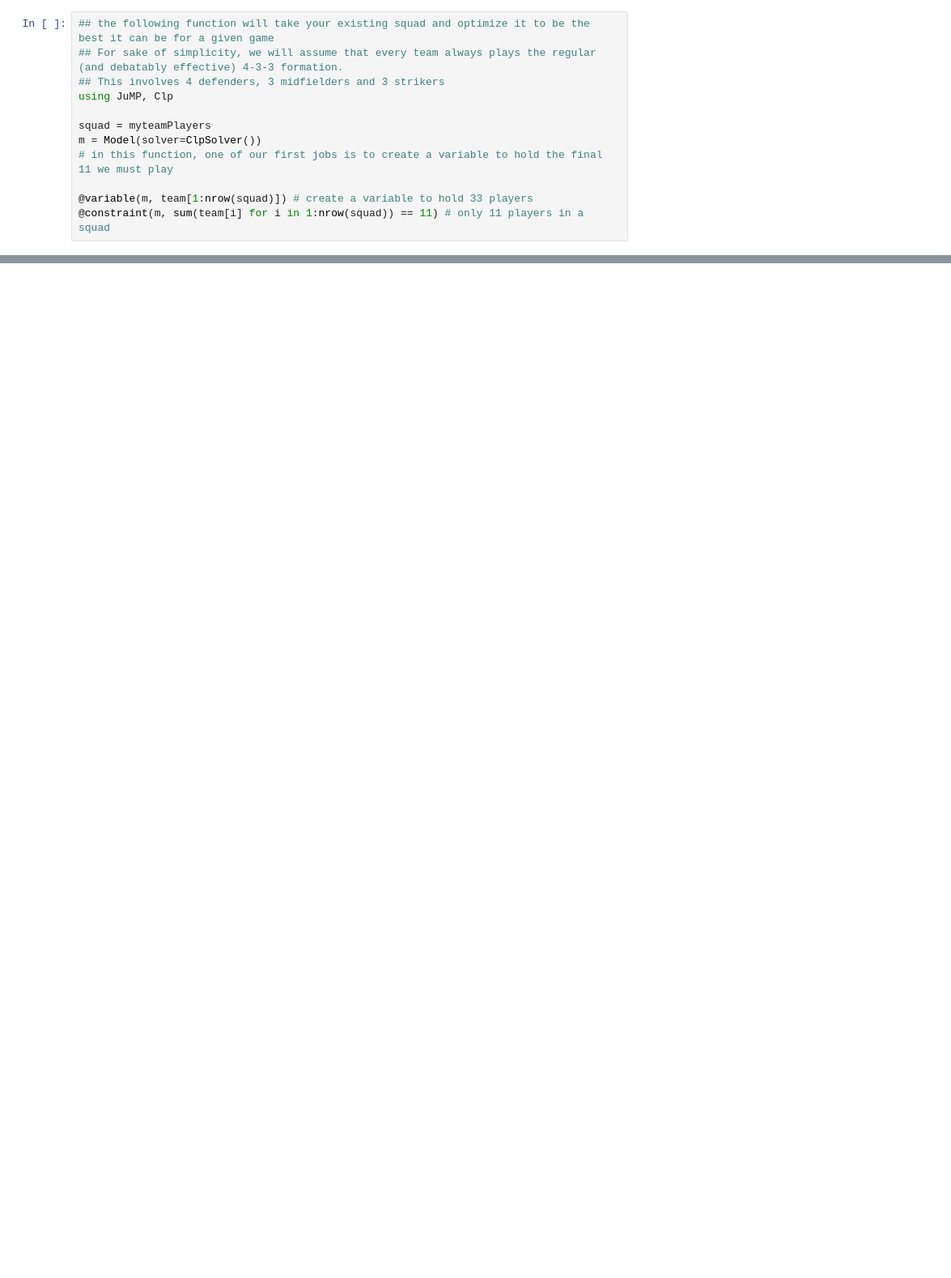
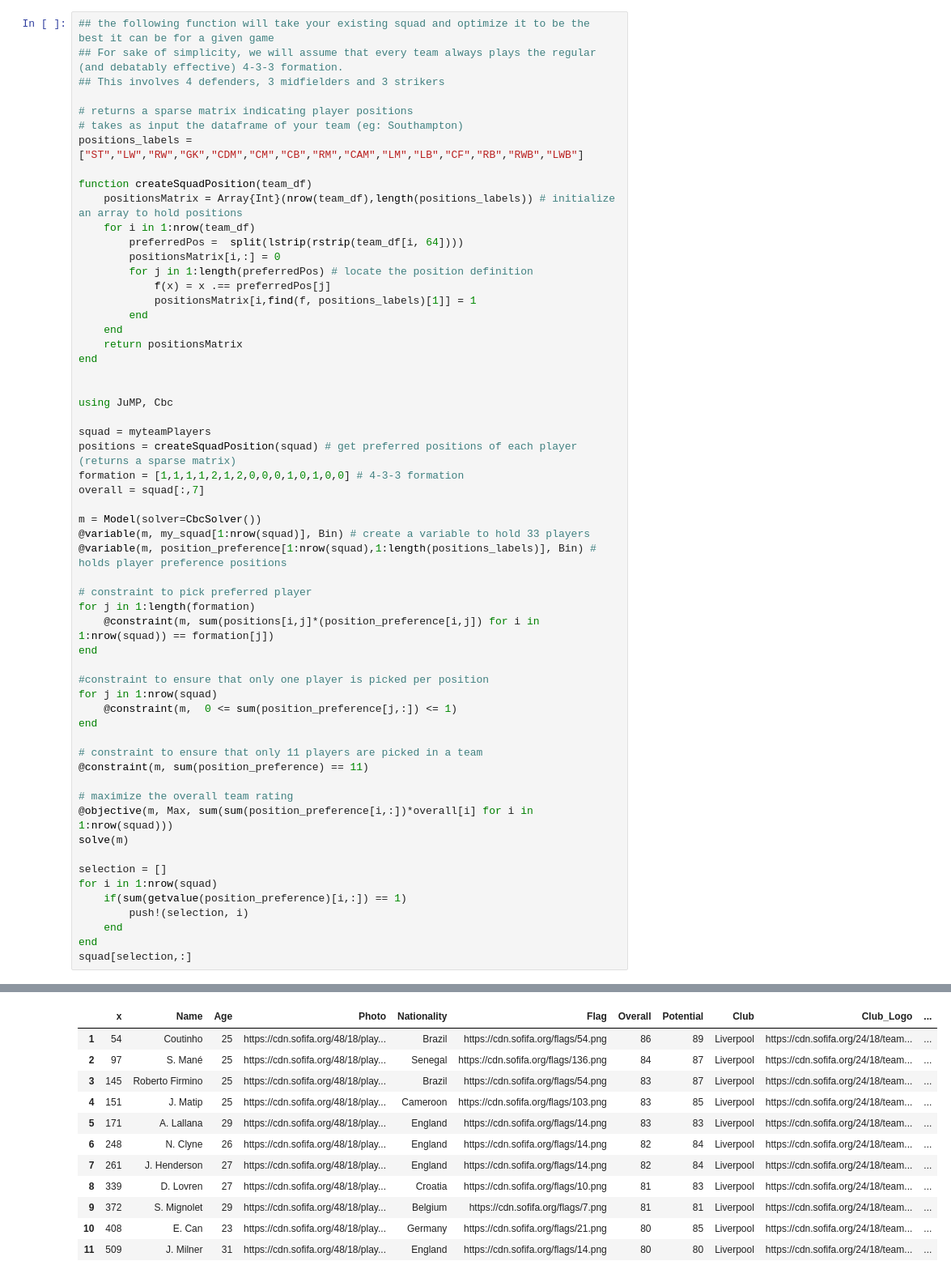
Before and after one commit to TurbulentCupcake/FIFAOptimization, a Jupyter notebook: code/FIFA Manager.ipynb, the cells around one changed output, grey strips where cells are left out. Shown: that part at 81% size. Saved outputs shown, nothing was run; the diff lists cells and outputs as text; blank space fills up the shorter version.

Commit message:
model 2 working

```diff
--- a/code/FIFA Manager.ipynb
+++ b/code/FIFA Manager.ipynb
@@ -115,12 +128,58 @@ myteamPlayers = premierLeagueTeamPlayers[premierLeagueTeamPlayers[:,9] .== my_te
 ## the following function will take your existing squad and optimize it to be the best it can be for a given game
 ## For sake of simplicity, we will assume that every team always plays the regular (and debatably effective) 4-3-3 formation.
 ## This involves 4 defenders, 3 midfielders and 3 strikers
-using JuMP, Clp
+
+# returns a sparse matrix indicating player positions
+# takes as input the dataframe of your team (eg: Southampton)
+positions_labels = ["ST","LW","RW","GK","CDM","CM","CB","RM","CAM","LM","LB","CF","RB","RWB","LWB"]
+
+function createSquadPosition(team_df)
+    positionsMatrix = Array{Int}(nrow(team_df),length(positions_labels)) # initialize an array to hold positions
+    for i in 1:nrow(team_df)
+        preferredPos =  split(lstrip(rstrip(team_df[i, 64])))
+        positionsMatrix[i,:] = 0
+        for j in 1:length(preferredPos) # locate the position definition
+            f(x) = x .== preferredPos[j]
+            positionsMatrix[i,find(f, positions_labels)[1]] = 1
+        end
+    end
+    return positionsMatrix
+end
+
+
+using JuMP, Cbc
 
 squad = myteamPlayers
-m = Model(solver=ClpSolver())
-# in this function, one of our first jobs is to create a variable to hold the final 11 we must play
+positions = createSquadPosition(squad) # get preferred positions of each player (returns a sparse matrix)
+formation = [1,1,1,1,2,1,2,0,0,0,1,0,1,0,0] # 4-3-3 formation
+overall = squad[:,7]
 
-@variable(m, team[1:nrow(squad)]) # create a variable to hold 33 players
-@constraint(m, sum(team[i] for i in 1:nrow(squad)) == 11) # only 11 players in a squad
+m = Model(solver=CbcSolver())
+@variable(m, my_squad[1:nrow(squad)], Bin) # create a variable to hold 33 players
+@variable(m, position_preference[1:nrow(squad),1:length(positions_labels)], Bin) # holds player preference positions
+
+# constraint to pick preferred player
+for j in 1:length(formation)
+    @constraint(m, sum(positions[i,j]*(position_preference[i,j]) for i in 1:nrow(squad)) == formation[j])
+end
+
+#constraint to ensure that only one player is picked per position
+for j in 1:nrow(squad)
+    @constraint(m,  0 <= sum(position_preference[j,:]) <= 1)
+end
+
+# constraint to ensure that only 11 players are picked in a team
+@constraint(m, sum(position_preference) == 11)
+
+# maximize the overall team rating
+@objective(m, Max, sum(sum(position_preference[i,:])*overall[i] for i in 1:nrow(squad)))
+solve(m)
+
+selection = []
+for i in 1:nrow(squad)
+    if(sum(getvalue(position_preference)[i,:]) == 1)
+        push!(selection, i)
+    end
+end
+squad[selection,:]
 # %% [output]
@@ -127,0 +186,12 @@ $$ team_{i} \quad\forall i \in \{1,2,\dots,32,33\} $$
+|  | x | Name | Age | Photo | Nationality | Flag | Overall | Potential | Club | Club_Logo | ... |
+| 1 | 54 | Coutinho | 25 | https://cdn.sofifa.org/48/18/play... | Brazil | https://cdn.sofifa.org/flags/54.png | 86 | 89 | Liverpool | https://cdn.sofifa.org/24/18/team... | ... |
+| 2 | 97 | S. Mané | 25 | https://cdn.sofifa.org/48/18/play... | Senegal | https://cdn.sofifa.org/flags/136.png | 84 | 87 | Liverpool | https://cdn.sofifa.org/24/18/team... | ... |
+| 3 | 145 | Roberto Firmino | 25 | https://cdn.sofifa.org/48/18/play... | Brazil | https://cdn.sofifa.org/flags/54.png | 83 | 87 | Liverpool | https://cdn.sofifa.org/24/18/team... | ... |
+| 4 | 151 | J. Matip | 25 | https://cdn.sofifa.org/48/18/play... | Cameroon | https://cdn.sofifa.org/flags/103.png | 83 | 85 | Liverpool | https://cdn.sofifa.org/24/18/team... | ... |
+| 5 | 171 | A. Lallana | 29 | https://cdn.sofifa.org/48/18/play... | England | https://cdn.sofifa.org/flags/14.png | 83 | 83 | Liverpool | https://cdn.sofifa.org/24/18/team... | ... |
+| 6 | 248 | N. Clyne | 26 | https://cdn.sofifa.org/48/18/play... | England | https://cdn.sofifa.org/flags/14.png | 82 | 84 | Liverpool | https://cdn.sofifa.org/24/18/team... | ... |
+| 7 | 261 | J. Henderson | 27 | https://cdn.sofifa.org/48/18/play... | England | https://cdn.sofifa.org/flags/14.png | 82 | 84 | Liverpool | https://cdn.sofifa.org/24/18/team... | ... |
+| 8 | 339 | D. Lovren | 27 | https://cdn.sofifa.org/48/18/play... | Croatia | https://cdn.sofifa.org/flags/10.png | 81 | 83 | Liverpool | https://cdn.sofifa.org/24/18/team... | ... |
+| 9 | 372 | S. Mignolet | 29 | https://cdn.sofifa.org/48/18/play... | Belgium | https://cdn.sofifa.org/flags/7.png | 81 | 81 | Liverpool | https://cdn.sofifa.org/24/18/team... | ... |
+| 10 | 408 | E. Can | 23 | https://cdn.sofifa.org/48/18/play... | Germany | https://cdn.sofifa.org/flags/21.png | 80 | 85 | Liverpool | https://cdn.sofifa.org/24/18/team... | ... |
+| 11 | 509 | J. Milner | 31 | https://cdn.sofifa.org/48/18/play... | England | https://cdn.sofifa.org/flags/14.png | 80 | 80 | Liverpool | https://cdn.sofifa.org/24/18/team... | ... |
```
Also changed, not shown: parts of 19 cells of this notebook, 7 other files.
